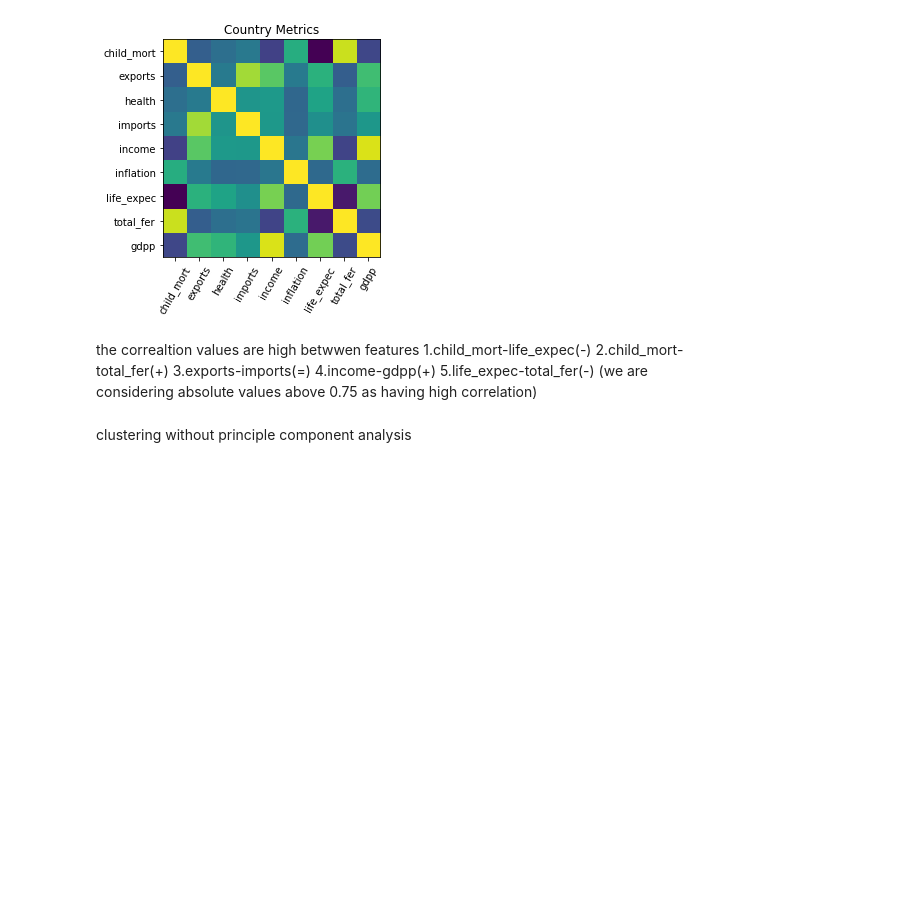
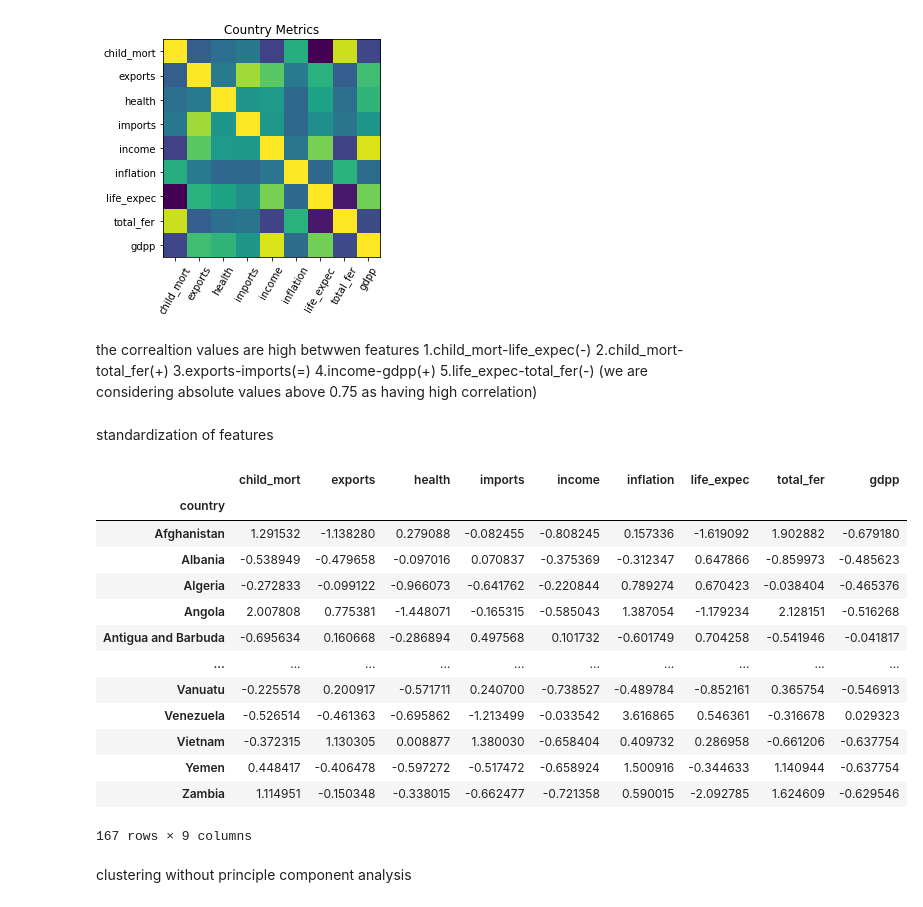
Before and after one commit to sulaiman01/Unsupervised_learning_country_data, a Jupyter notebook: data_analysis.ipynb, the cells around one changed output. Saved outputs shown, nothing was run; the diff lists cells and outputs as text; code cells hidden in the pictures; blank space fills up the shorter version.

Commit message:
updated data_analysis, added reference

```diff
--- a/data_analysis.ipynb
+++ b/data_analysis.ipynb
@@ -54,5 +55,31 @@ plt.show()
 [figure]
 # %% [markdown]
 the correaltion values are high betwwen features 1.child_mort-life_expec(-)  2.child_mort-total_fer(+)  3.exports-imports(=)  4.income-gdpp(+)  5.life_expec-total_fer(-) (we are considering absolute values above 0.75 as having high correlation)
+# %% [markdown]
+standardization of features
+# %%
+# creating a function for standardizing the values
+def standardized(dataframe):
+    standard=StandardScaler()
+    standard_array = standard.fit_transform(dataframe)
+    standard_df = pd.DataFrame(standard_array,columns=dataframe.columns,index=dataframe.index)
+    return standard_df # returns a dataframe with standardized values
+# %%
+standardized(data)
+# %% [output]
+|  | child_mort | exports | health | imports | income | inflation | life_expec | total_fer | gdpp |
+| country |  |  |  |  |  |  |  |  |  |
+| Afghanistan | 1.291532 | -1.138280 | 0.279088 | -0.082455 | -0.808245 | 0.157336 | -1.619092 | 1.902882 | -0.679180 |
+| Albania | -0.538949 | -0.479658 | -0.097016 | 0.070837 | -0.375369 | -0.312347 | 0.647866 | -0.859973 | -0.485623 |
+| Algeria | -0.272833 | -0.099122 | -0.966073 | -0.641762 | -0.220844 | 0.789274 | 0.670423 | -0.038404 | -0.465376 |
+| Angola | 2.007808 | 0.775381 | -1.448071 | -0.165315 | -0.585043 | 1.387054 | -1.179234 | 2.128151 | -0.516268 |
+| Antigua and Barbuda | -0.695634 | 0.160668 | -0.286894 | 0.497568 | 0.101732 | -0.601749 | 0.704258 | -0.541946 | -0.041817 |
+| ... | ... | ... | ... | ... | ... | ... | ... | ... | ... |
+| Vanuatu | -0.225578 | 0.200917 | -0.571711 | 0.240700 | -0.738527 | -0.489784 | -0.852161 | 0.365754 | -0.546913 |
+| Venezuela | -0.526514 | -0.461363 | -0.695862 | -1.213499 | -0.033542 | 3.616865 | 0.546361 | -0.316678 | 0.029323 |
+| Vietnam | -0.372315 | 1.130305 | 0.008877 | 1.380030 | -0.658404 | 0.409732 | 0.286958 | -0.661206 | -0.637754 |
+| Yemen | 0.448417 | -0.406478 | -0.597272 | -0.517472 | -0.658924 | 1.500916 | -0.344633 | 1.140944 | -0.637754 |
+| Zambia | 1.114951 | -0.150348 | -0.338015 | -0.662477 | -0.721358 | 0.590015 | -2.092785 | 1.624609 | -0.629546 |
+167 rows × 9 columns
 # %% [markdown]
 clustering without principle component analysis
```
Also changed, not shown: parts of 3 cells of this notebook, 2 other files.
